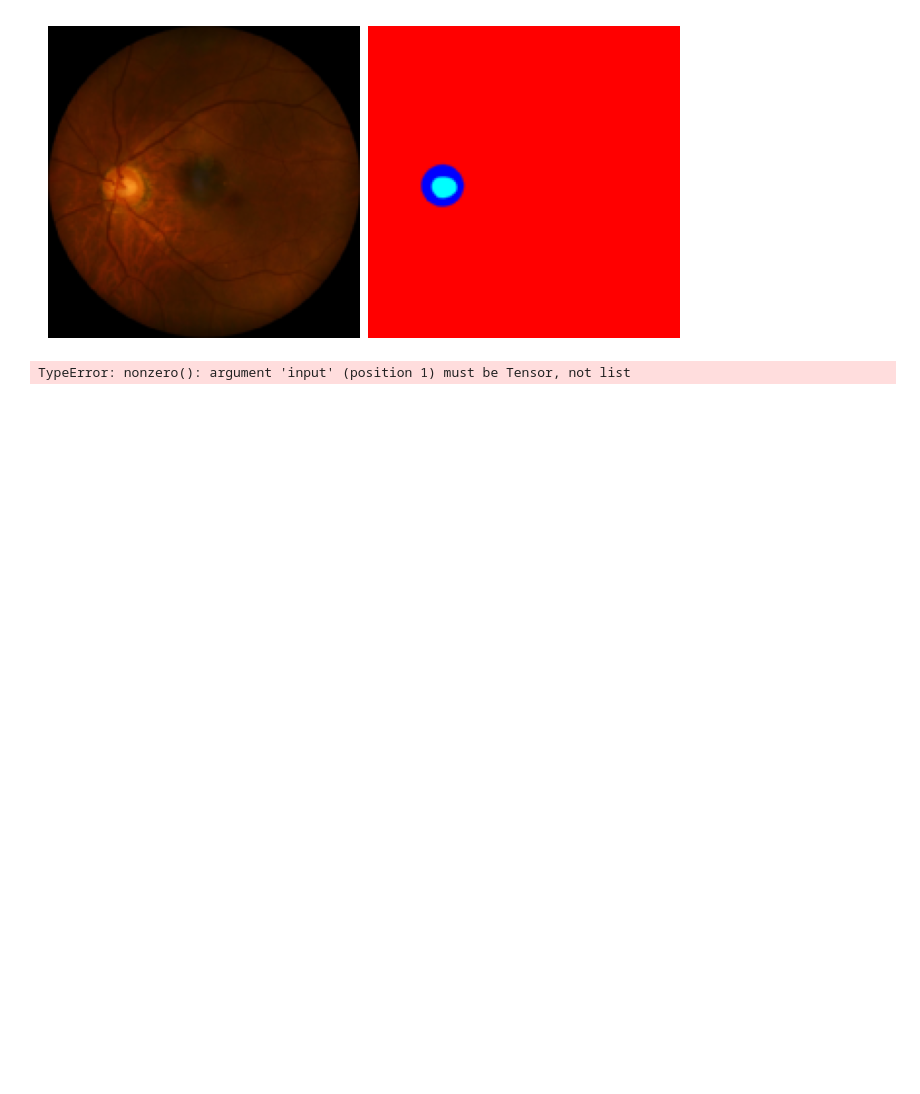
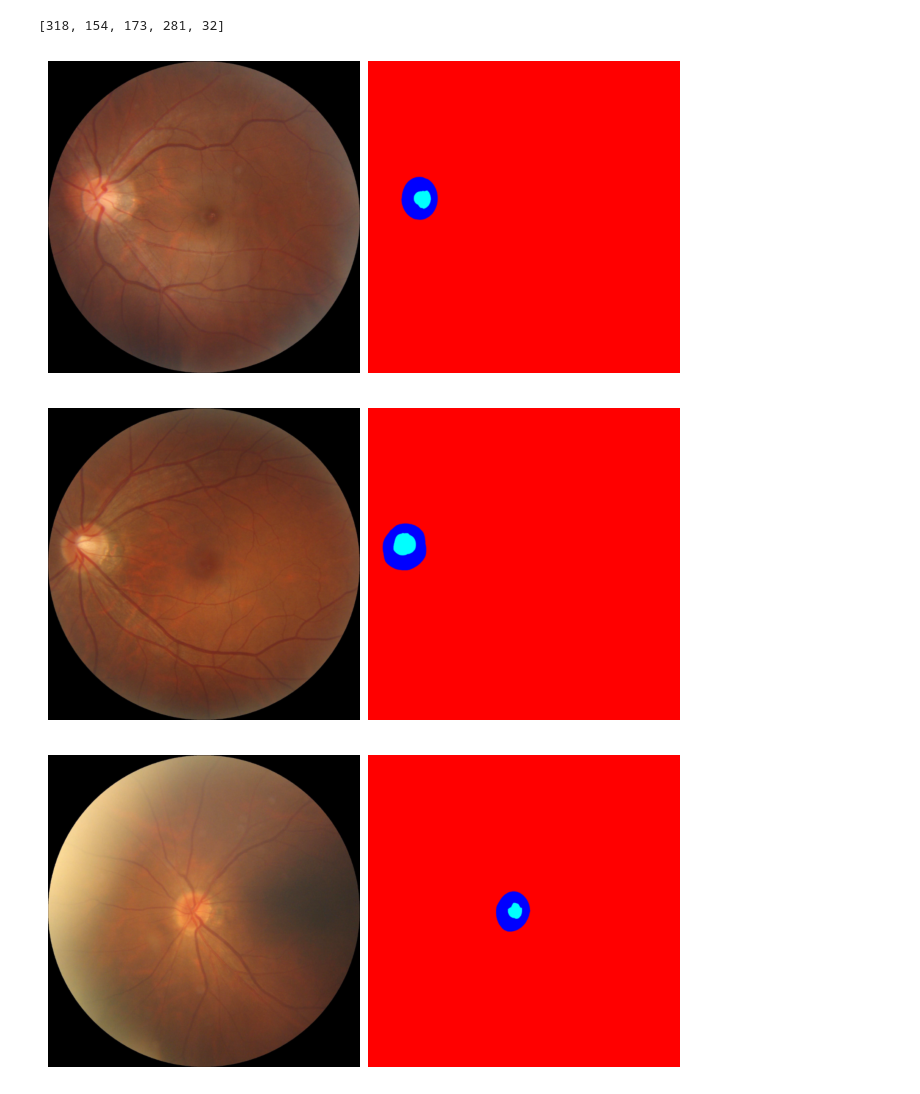
Before and after one commit to mo1333/anatomically_coherent_segmentation, a Jupyter notebook: data_explo.ipynb, the cells around one changed output. Drawn from its saved outputs; the diff is of its cells as text; code cells hidden in the pictures; blank space fills up the shorter version.

```diff
--- a/data_explo.ipynb
+++ b/data_explo.ipynb
@@ -31,3 +1,15 @@ dataloader = DataLoader(data, batch_size=4, shuffle=False)
+# %%
+import matplotlib.pyplot as plt
+import torch
+import json
+import numpy as np
+from train_util import dataloader_setup
+
+with open("config_unet.json", 'r') as file:
+    config = json.load(file)
+config["batch_size"] = 1
+train_dataloader, val_dataloader, test_dataloader, train_polar_dataloader, val_polar_dataloader, test_polar_dataloader = dataloader_setup(
+        config)
 # %%
 def plot_sample(sample):
     fig, (img1, img2) = plt.subplots(1, 2, layout="constrained")
@@ -37,13 +19,18 @@ def plot_sample(sample):
     img2.imshow(sample[1].permute(1, 2, 0))
     img2.set_axis_off()
     plt.show()
-# %%
-img, seg = first(dataloader)
-plot_sample([img[0], seg[0]])
-# %% [output]
-[figure, removed]
-# %%
-A = torch.nonzero(seg[:, 1])
-B = torch.nonzero([A[0] == 0])
-# %% [output]
-TypeError: nonzero(): argument 'input' (position 1) must be Tensor, not list
+# %%
+indices = list(np.random.randint(0, 400, size=5))
+# %%
+indices
+# %% [output]
+[318, 154, 173, 281, 32]
+# %%
+for j, batch in enumerate(test_dataloader):
+    if j in indices:
+        img, seg = batch[0][0], batch[1][0]
+        plot_sample((img, seg))
+# %% [output]
+[figure, added]
+[figure, added]
+[figure, added]
```
Also changed, not shown: parts of 2 cells of this notebook, 10 other files.
